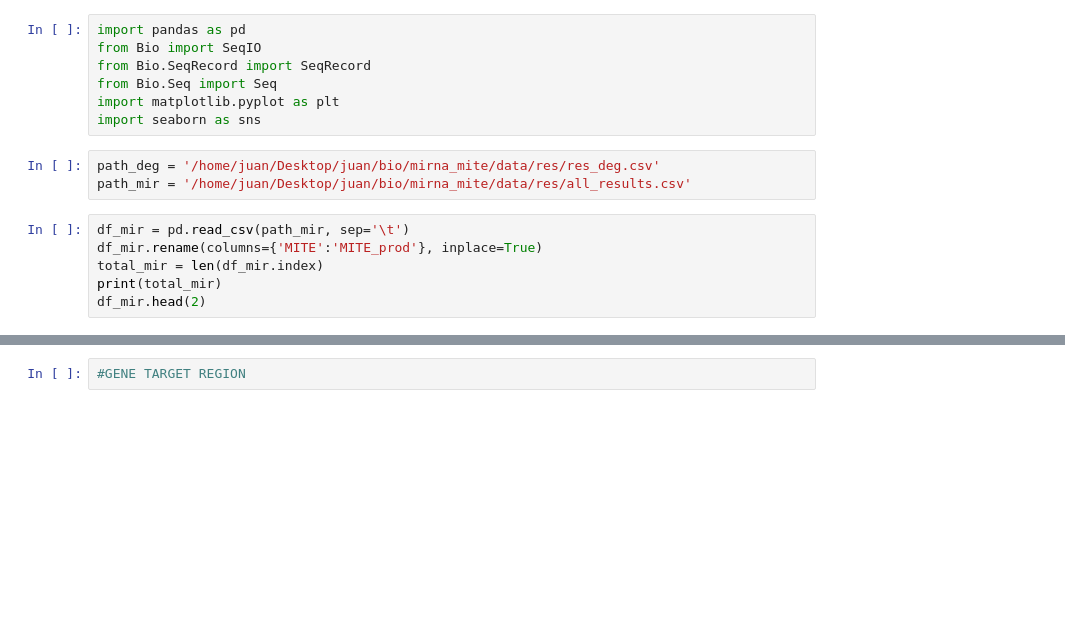
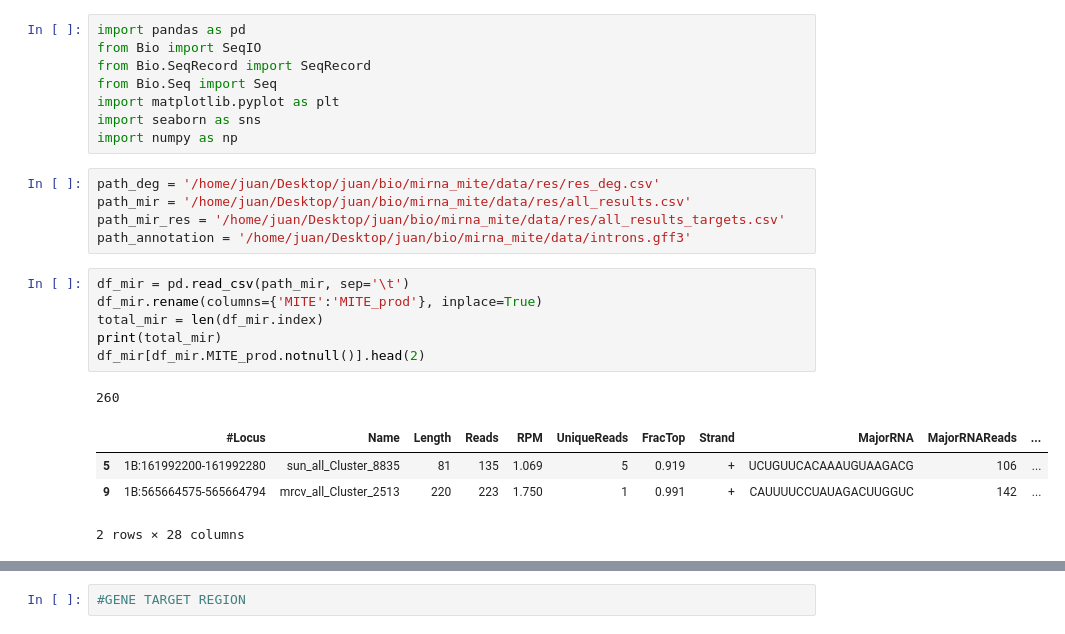
Before and after one commit to juancresc/mirna_mite, a Jupyter notebook: 2_analysis/3_merge_mir_target.ipynb, the cells around one changed output, grey strips where cells are left out. Drawn from its saved outputs; the diff is of its cells as text; blank space fills up the shorter version.

```diff
--- a/2_analysis/3_merge_mir_target.ipynb
+++ b/2_analysis/3_merge_mir_target.ipynb
@@ -5,13 +5,22 @@ from Bio.SeqRecord import SeqRecord
 from Bio.Seq import Seq
 import matplotlib.pyplot as plt
 import seaborn as sns
+import numpy as np
 # %%
 path_deg = '/home/juan/Desktop/juan/bio/mirna_mite/data/res/res_deg.csv'
 path_mir = '/home/juan/Desktop/juan/bio/mirna_mite/data/res/all_results.csv'
+path_mir_res = '/home/juan/Desktop/juan/bio/mirna_mite/data/res/all_results_targets.csv'
+path_annotation = '/home/juan/Desktop/juan/bio/mirna_mite/data/introns.gff3'
 # %%
 df_mir = pd.read_csv(path_mir, sep='\t')
 df_mir.rename(columns={'MITE':'MITE_prod'}, inplace=True)
 total_mir = len(df_mir.index)
 print(total_mir)
-df_mir.head(2)
+df_mir[df_mir.MITE_prod.notnull()].head(2)
+# %% [output]
+260
+|  | #Locus | Name | Length | Reads | RPM | UniqueReads | FracTop | Strand | MajorRNA | MajorRNAReads | ... |
+| 5 | 1B:161992200-161992280 | sun_all_Cluster_8835 | 81 | 135 | 1.069 | 5 | 0.919 | + | UCUGUUCACAAAUGUAAGACG | 106 | ... |
+| 9 | 1B:565664575-565664794 | mrcv_all_Cluster_2513 | 220 | 223 | 1.750 | 1 | 0.991 | + | CAUUUUCCUAUAGACUUGGUC | 142 | ... |
+2 rows × 28 columns
 # %%
```
Also changed, not shown: parts of 33 cells of this notebook, 3 other files.
